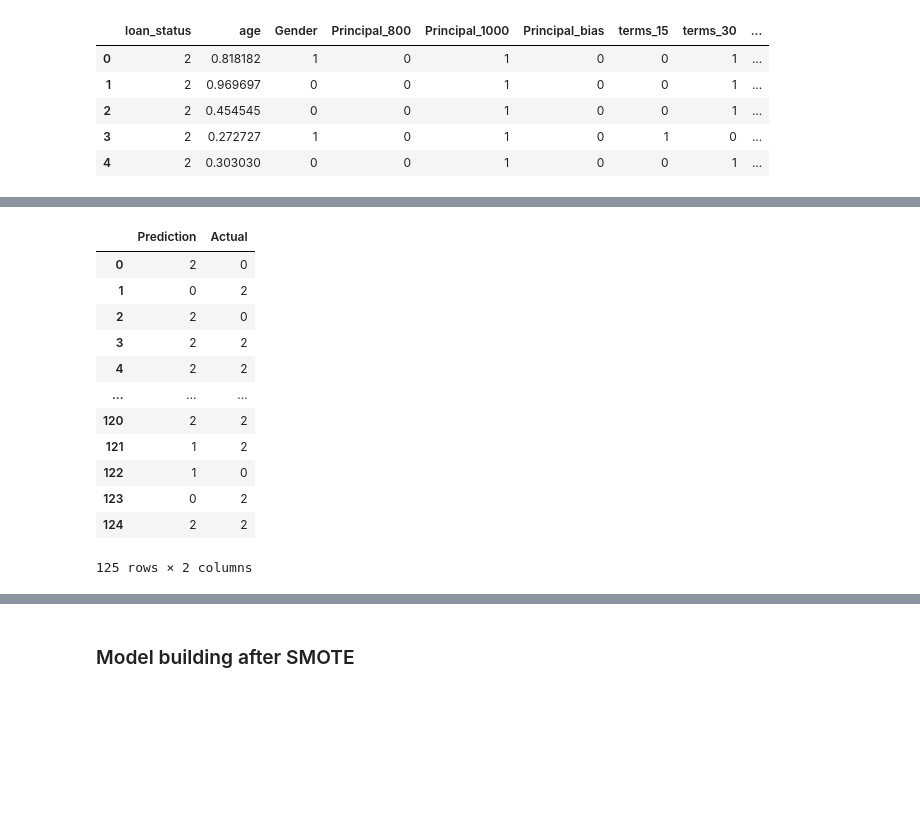
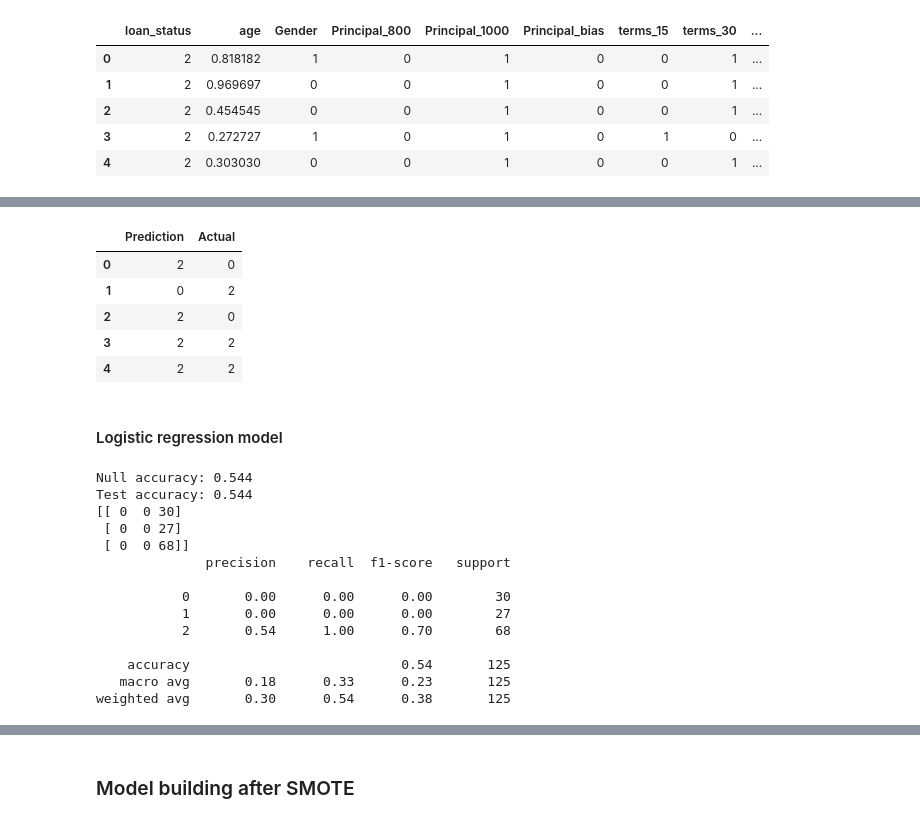
Before and after one commit to kiranexcell/Loan-repayment-project, a Jupyter notebook: Loan repayment project.ipynb, the cells around one changed output, grey strips where cells are left out. Drawn from its saved outputs; the diff is of its cells as text; code cells hidden in the pictures; blank space fills up the shorter version.

```diff
--- a/Loan repayment project.ipynb
+++ b/Loan repayment project.ipynb
@@ -258,19 +251,37 @@ weighted avg       0.36      0.42      0.38       125
 # %%
-final_df = pd.DataFrame()
-final_df["Prediction"] = y_pred
-final_df["Actual"] = y_test.values
-final_df
+final_df_xbg = pd.DataFrame()
+final_df_xbg["Prediction"] = y_pred
+final_df_xbg["Actual"] = y_test.values
+final_df_xbg.head()
 # %% [output]
 |  | Prediction | Actual |
 | 0 | 2 | 0 |
 | 1 | 0 | 2 |
 | 2 | 2 | 0 |
 | 3 | 2 | 2 |
 | 4 | 2 | 2 |
-| ... | ... | ... |
-| 120 | 2 | 2 |
-| 121 | 1 | 2 |
-| 122 | 1 | 0 |
-| 123 | 0 | 2 |
-| 124 | 2 | 2 |
-125 rows × 2 columns
+# %% [markdown]
+#### Logistic regression model
+# %%
+lr_model=LogisticRegression()
+lr_model.fit(X_train,y_train)
+y_pred=lr_model.predict(X_test)
+print('Null accuracy:',accuracy_score(y_test, y_avg))
+print('Test accuracy:',accuracy_score(y_test, y_pred))
+print(confusion_matrix(y_test,y_pred))
+print(classification_report(y_test,y_pred))
+# %% [output]
+Null accuracy: 0.544
+Test accuracy: 0.544
+[[ 0  0 30]
+ [ 0  0 27]
+ [ 0  0 68]]
+              precision    recall  f1-score   support
+
+           0       0.00      0.00      0.00        30
+           1       0.00      0.00      0.00        27
+           2       0.54      1.00      0.70        68
+
+    accuracy                           0.54       125
+   macro avg       0.18      0.33      0.23       125
+weighted avg       0.30      0.54      0.38       125
```
Also changed, not shown: parts of 45 cells of this notebook.
